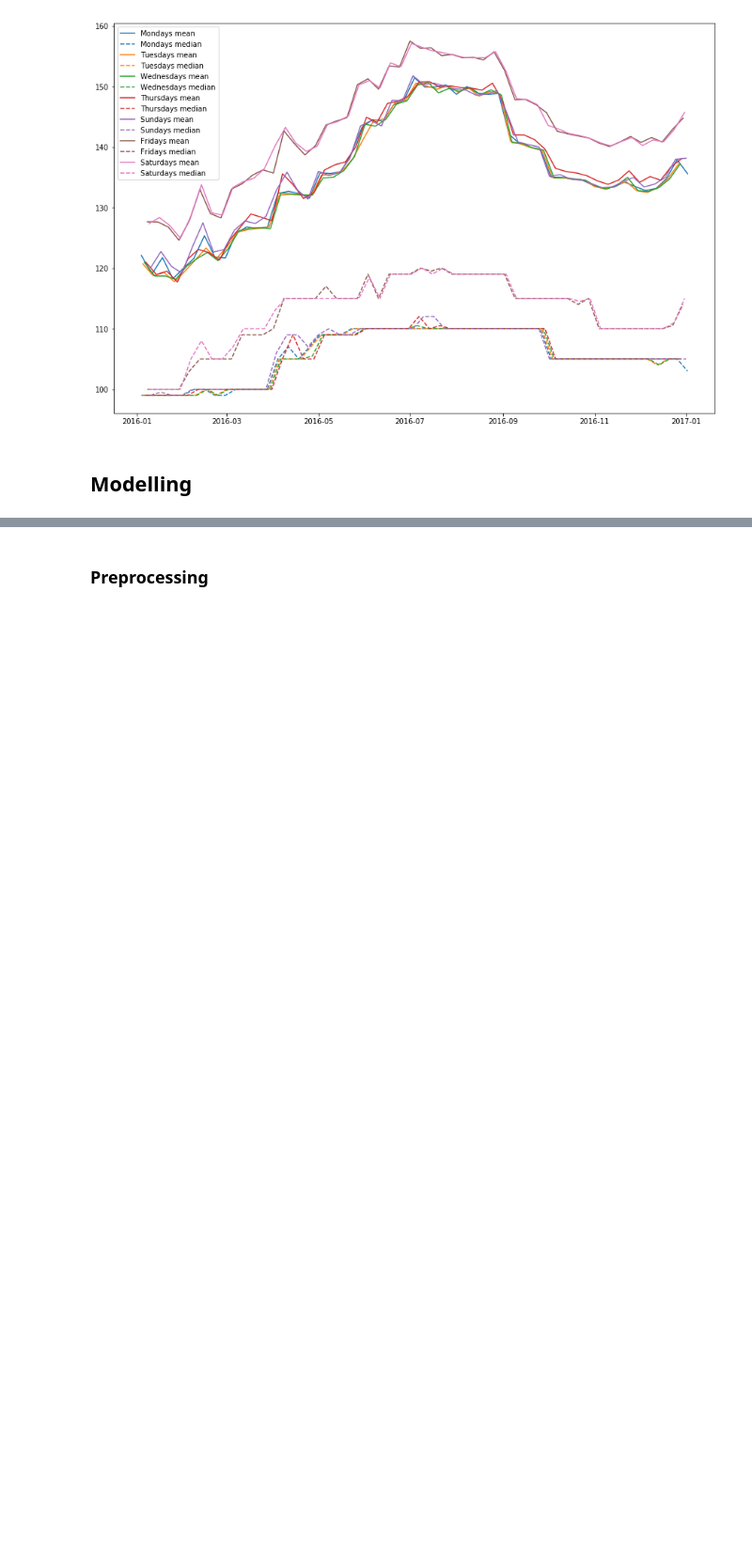
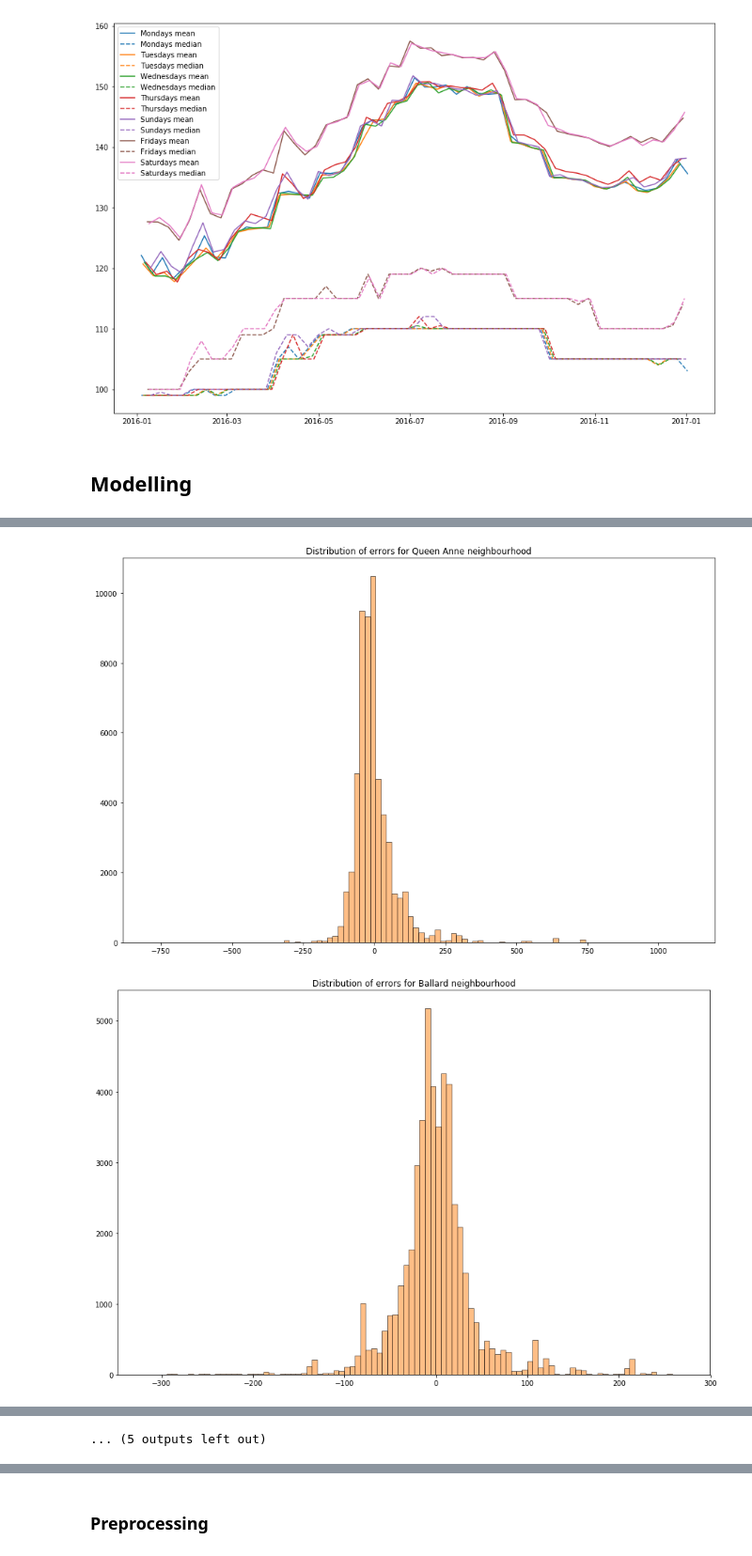
Before and after one commit to rubengura/SeattleAirBnBAnalysis, a Jupyter notebook: Udacity Data Science Nanodegree P1T2.ipynb, the cells around one changed output, grey strips where cells are left out. Shown at 94% size. Saved outputs shown, nothing was run; the diff lists cells and outputs as text; code cells hidden in the pictures; blank space fills up the shorter version.

```diff
--- a/Udacity Data Science Nanodegree P1T2.ipynb
+++ b/Udacity Data Science Nanodegree P1T2.ipynb
@@ -274,0 +277,10 @@ reviews.head()
+# %%
+for neighbourhood in df['neighbourhood_group_cleansed'].unique():
+    plt.figure(figsize=(15,10))
+    filt = df[df['neighbourhood_group_cleansed']==neighbourhood]
+    plt.hist(filt['error'], bins = 100, edgecolor='black', color='C1', alpha=0.5)
+    plt.title('Distribution of errors for '+ neighbourhood + ' neighbourhood')
+    plt.show()
+# %% [output]
+[figure, added]
+[figure, added]
@@ -274,0 +297 @@ reviews.head()
+... (5 outputs left out)
```
Also changed, not shown: parts of 27 cells of this notebook.
